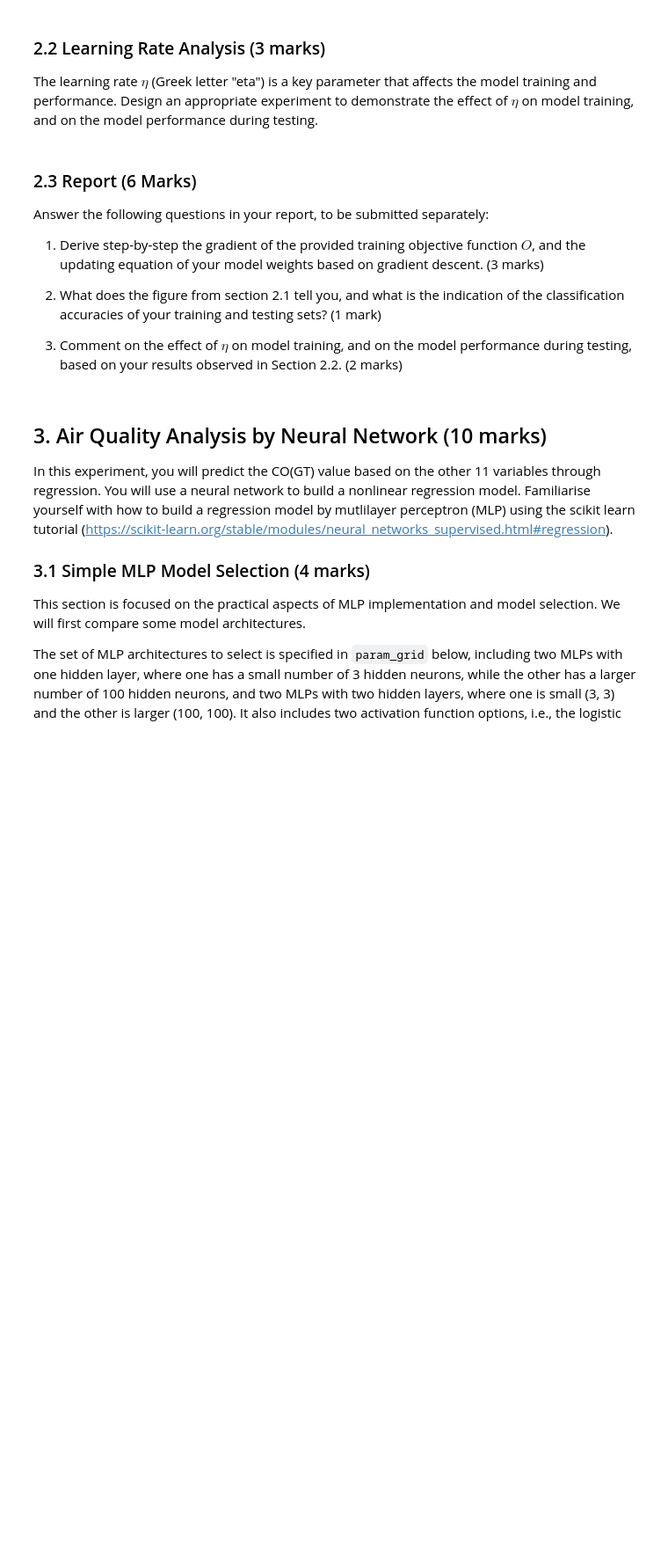
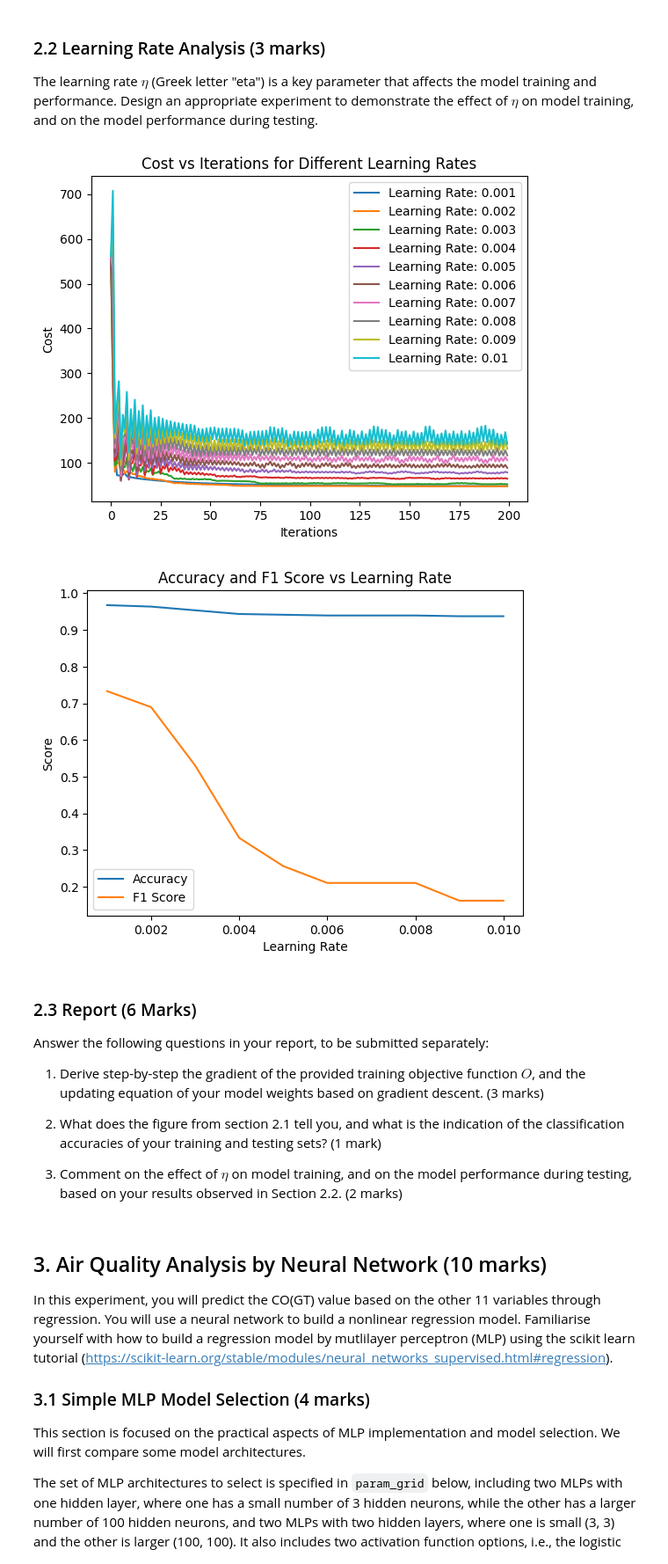
Before and after one commit to orbitaldr0p/COMP24112-Labs, a Jupyter notebook: COMP24112_CW.ipynb, the cells around one changed output. Shown at 88% size. Drawn from its saved outputs; the diff is of its cells as text; code cells hidden in the pictures; blank space fills up the shorter version.

```diff
--- a/COMP24112_CW.ipynb
+++ b/COMP24112_CW.ipynb
@@ -212,3 +210,66 @@ The learning rate $\eta$ (Greek letter "eta") is a key parameter that affects th
+# %%
+learning_rates = [
+    0.0010,
+    0.0020,
+    0.0030,
+    0.0040,
+    0.0050,
+    0.0060,
+    0.0070,
+    0.0080,
+    0.0090,
+    0.0100
+]
+
+cost_all = [0 for i in range(len(learning_rates))]
+w_all = [0 for i in range(len(learning_rates))]
+
+for i in range(len(learning_rates)):
+    cost_all[i], w_all[i] = linear_gd_train(train_X_cls, train_y_cls, learning_rate=learning_rates[i])
+
+# Plotting each cost_all item
+for i, cost in enumerate(cost_all):
+    plt.plot(cost, label=f'Learning Rate: {learning_rates[i]}')
+
+plt.xlabel('Iterations')
+plt.ylabel('Cost')
+plt.title('Cost vs Iterations for Different Learning Rates')
+plt.legend()
+plt.show()
+
+# Plotting each accuracy item
+for i, cost in enumerate(w_all):
+    accuracy_per_iteration = [accuracy_score(train_y_cls, linear_predict(train_X_cls, w)) for w in w_all]
+    plt.plot(cost, label=f'Learning Rate: {learning_rates[i]}')
+
+plt.xlabel('Iterations')
+plt.ylabel('Cost')
+plt.title('Accuracy vs Iterations for Different Learning Rates')
+plt.legend()
+plt.show()
+
+test_y_pred = [linear_predict(test_X_cls, w_all[i][-1]) for i in range(len(learning_rates))] # Use the final weights from training
+
+
+accuracies = []
+f1_scores = []
+
+for y_pred in test_y_pred:
+    accuracy = accuracy_score(test_y_cls, y_pred)
+    f1 = f1_score(test_y_cls, y_pred)
+    accuracies.append(accuracy)
+    f1_scores.append(f1)
+
+plt.plot(learning_rates, accuracies, label='Accuracy')
+plt.plot(learning_rates, f1_scores, label='F1 Score')
+plt.xlabel('Learning Rate')
+plt.ylabel('Score')
+plt.title('Accuracy and F1 Score vs Learning Rate')
+plt.legend()
+plt.show()
+# %% [output]
+[figure, added]
+[figure, added]
 # %% [markdown]
 ### 2.3 Report (6 Marks)
 Answer the following questions in your report, to be submitted separately:
```
Also changed, not shown: parts of 4 cells of this notebook.
